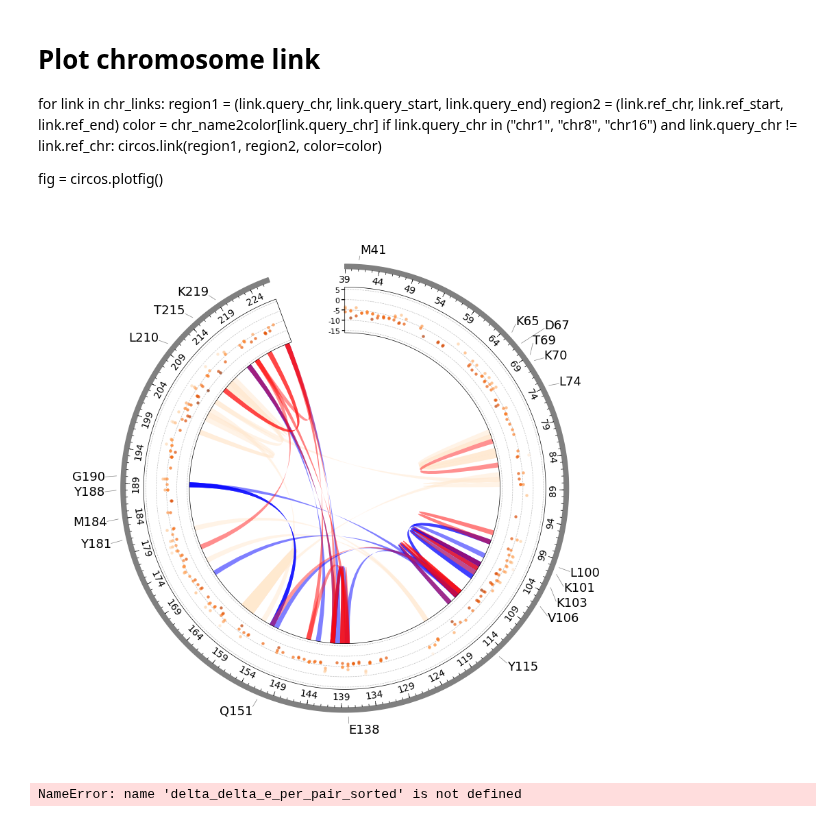
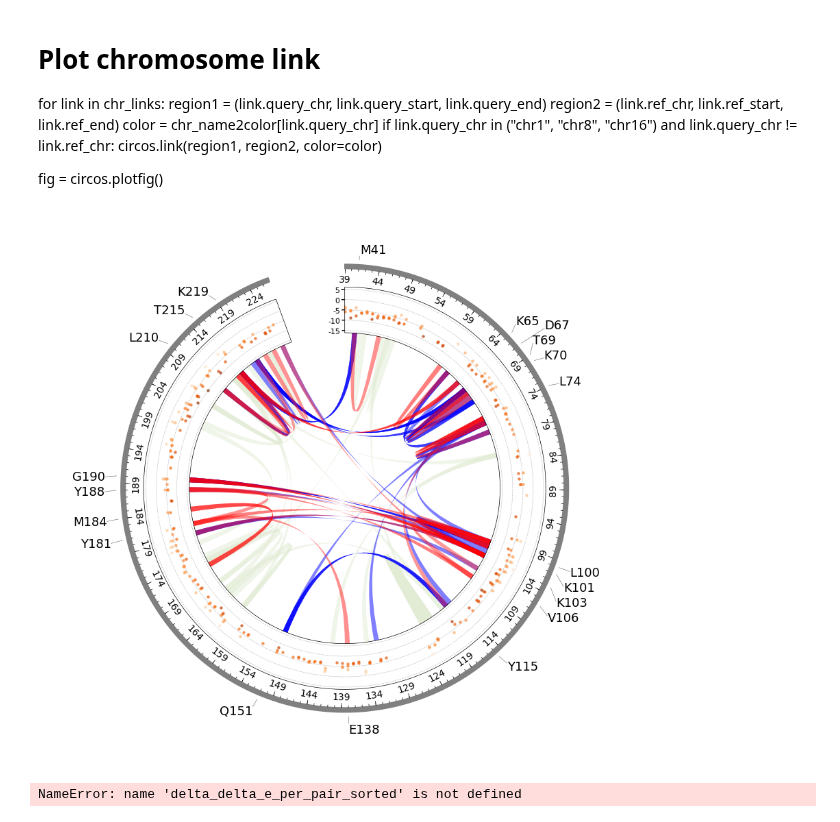
Before and after one commit to Daniel-Xkan/potts_model_test, a Jupyter notebook: ms0.5/RT/RT_PyCirclize2.4.3.ipynb, the cells around one changed output. Drawn from its saved outputs; the diff is of its cells as text; code cells hidden in the pictures.

Commit message:
circos 2.4.3 fix pr rt color and index

```diff
--- a/ms0.5/RT/RT_PyCirclize2.4.3.ipynb
+++ b/ms0.5/RT/RT_PyCirclize2.4.3.ipynb
@@ -607,46 +607,46 @@ for _, row in tqdm(background_pairs.iterrows(), total=len(background_pairs), des
     pos1, pos2, dde = row['pos1'], row['pos2'], row['ddE']
 
     # Define regions for the chord
-    region1 = ("nl43 ΔΔE", pos1 - background_thickness_d2 - 1, pos1 + background_thickness_d2 - 1)
-    region2 = ("nl43 ΔΔE", pos2 - background_thickness_d2 - 1, pos2 + background_thickness_d2 - 1)
+    region1 = ("nl43 ΔΔE", pos1 - background_thickness_d2 -start_aa - 1, pos1 + background_thickness_d2 -start_aa - 1)
+    region2 = ("nl43 ΔΔE", pos2 - background_thickness_d2 -start_aa - 1, pos2 + background_thickness_d2 -start_aa - 1)
 
     # Check if the regions are within valid bounds
     if region1[1] < 0 or region1[2] > actual_length or region2[1] < 0 or region2[2] > actual_length:
         continue
 
     # Use light gray color for background
-    light_gray_color = "#ffe9cf"
+    light_gray_color = "#e2ecd4"
     circos.link(region1, region2, color=light_gray_color)
 
 ##########################highlighted chords for drug resistant positions###############################
 
 # Filter for DR_position = 1 (drug resistant pairs)
 dr_pairs = df[df['DR_position'] == 1]
 
 # Add drug resistant chords with the same style as background
 for _, row in tqdm(dr_pairs.iterrows(), total=len(dr_pairs), desc="Processing DR chords"):
     pos1, pos2, dde = row['pos1'], row['pos2'], row['ddE']
 
     # Define regions for the chord
-    region1 = ("nl43 ΔΔE", pos1 - thickness_d2 - 1, pos1 + thickness_d2 - 1)
-    region2 = ("nl43 ΔΔE", pos2 - thickness_d2 - 1, pos2 + thickness_d2 - 1)
+    region1 = ("nl43 ΔΔE", pos1 - thickness_d2 -start_aa, pos1 + thickness_d2 -start_aa)
+    region2 = ("nl43 ΔΔE", pos2 - thickness_d2 -start_aa, pos2 + thickness_d2 -start_aa)
 
     # Check if the regions are within valid bounds
     if region1[1] < 0 or region1[2] > actual_length or region2[1] < 0 or region2[2] > actual_length:
         continue
 
     # Map the delta delta E value to a color using the same colormap as the original selection
 
     color = chord_cmap(chord_norm(dde))
 
     # Add the chord to the circos plot
     circos.link(region1, region2, color=color, lw=0.01)
 
 # Add a color bar for the chords
 chord_mappable = cm.ScalarMappable(norm=chord_norm, cmap=chord_cmap)
 fig = circos.plotfig()
 # %% [output]
-[figure, old version]
+[figure, new version]
 # %%
 # Print the sorted delta delta E per pair
 for pair in delta_delta_e_per_pair_sorted:
```
Also changed, not shown: 1 other file.
